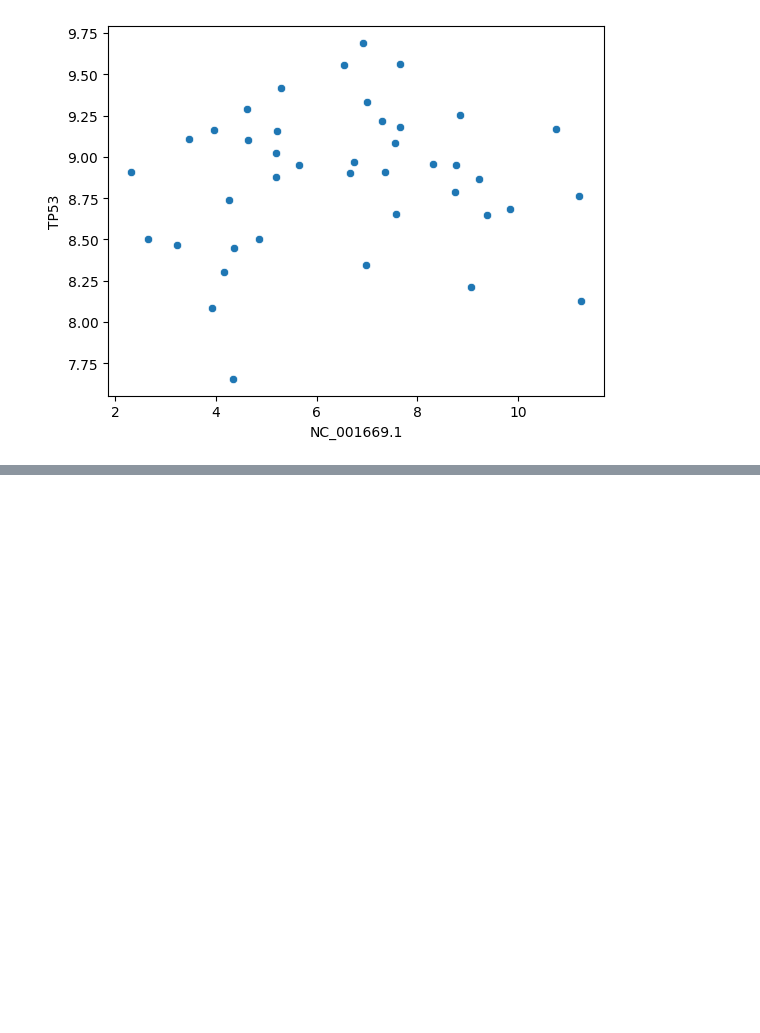
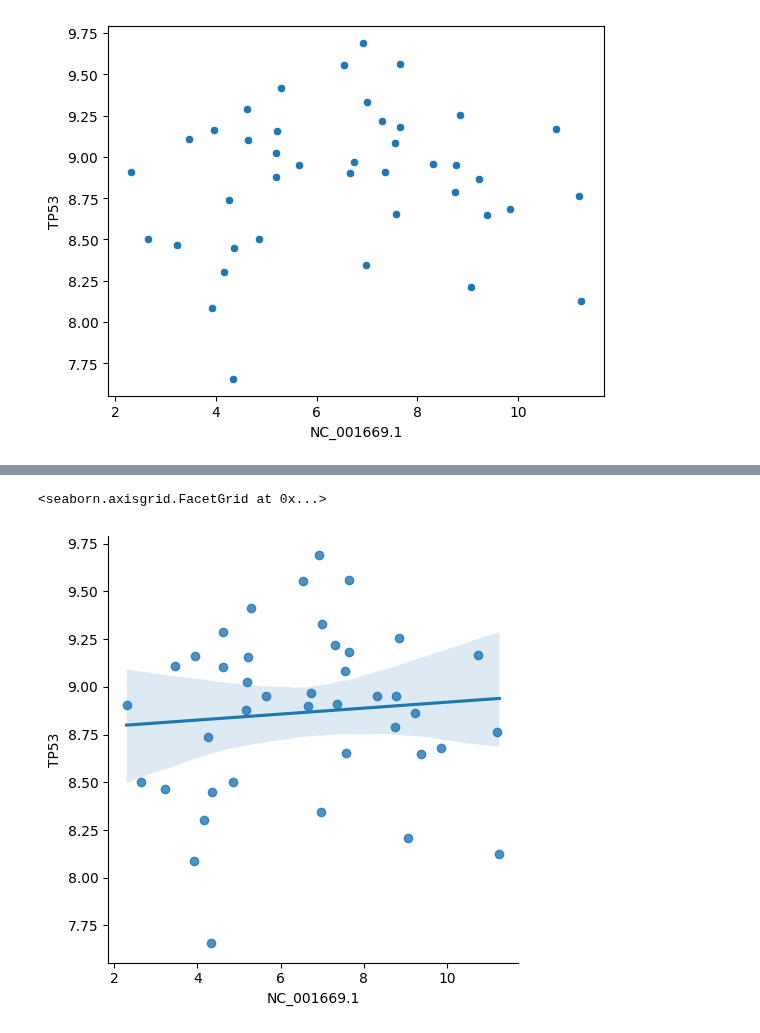
Before and after one commit to ucsffrancislab/genomics, a Jupyter notebook: data/20220804-RaleighLab-RNASeq/20230519-Viral/analysis.ipynb, the cells around one changed output, grey strips where cells are left out. Saved outputs shown, nothing was run; the diff lists cells and outputs as text; code cells hidden in the pictures; blank space fills up the shorter version.

```diff
--- a/data/20220804-RaleighLab-RNASeq/20230519-Viral/analysis.ipynb
+++ b/data/20220804-RaleighLab-RNASeq/20230519-Viral/analysis.ipynb
@@ -260,0 +276,5 @@ sns.scatterplot(data=np.log(sv40_pos_feature_counts_plus.T), x="NC_001669.1", y=
+# %%
+sns.lmplot(data=np.log(sv40_pos_feature_counts_plus.T), x="NC_001669.1", y="TP53")
+# %% [output]
+<seaborn.axisgrid.FacetGrid at 0x...>
+[figure, added]
```
Also changed, not shown: parts of 3 cells of this notebook, 1 other file.
